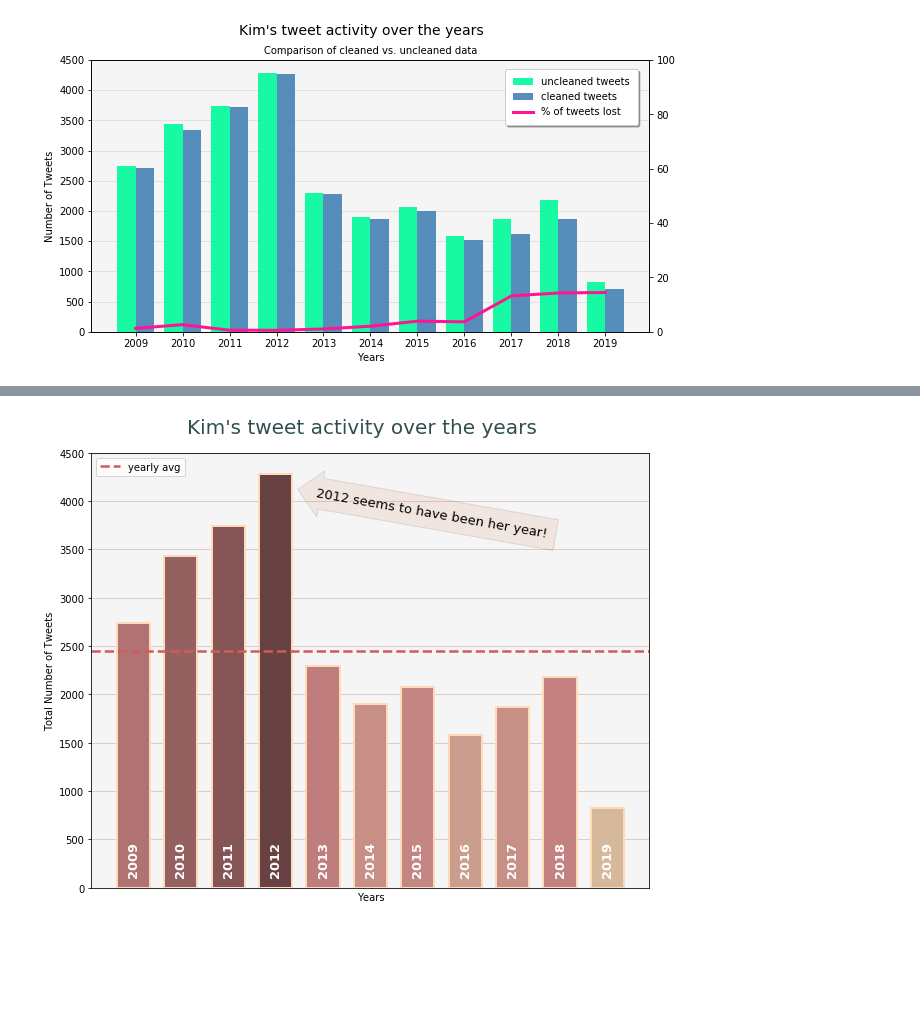
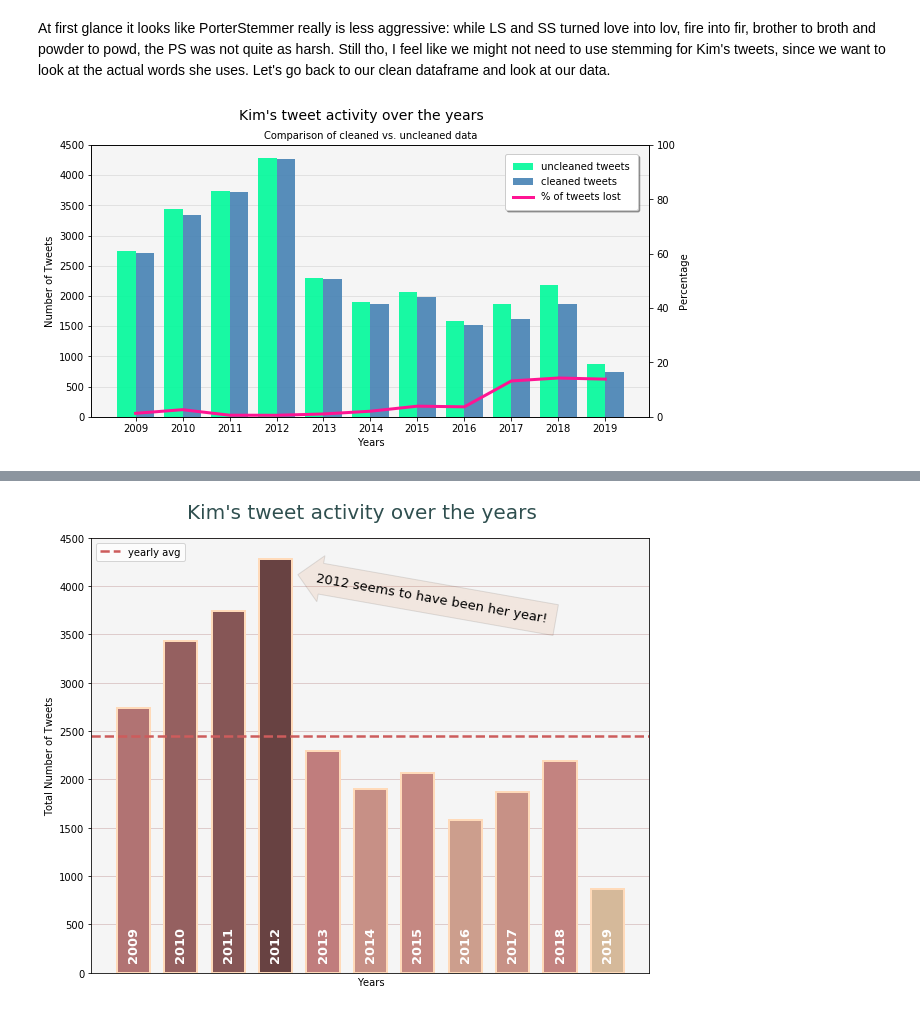
Before and after one commit to brokkoligirl/kimtweets, a Jupyter notebook: Kim's Complete Twitter Timeline (cleaned).ipynb, the cells around one changed output, grey strips where cells are left out. Cells and saved outputs as stored; diff of their text form; code cells hidden in the pictures; blank space fills up the shorter version.

```diff
--- a/Kim's Complete Twitter Timeline (cleaned).ipynb
+++ b/Kim's Complete Twitter Timeline (cleaned).ipynb
@@ -253,31 +241,38 @@ always to alway with this... so let's skip it for now.
+# %% [markdown]
+At first glance it looks like PorterStemmer really is less aggressive: while LS and SS turned love into lov,
+fire into fir, brother to broth and powder to powd, the PS was not quite as harsh.
+Still tho, I feel like we might not need to use stemming for Kim's tweets, since we want to look at the actual words she uses.
+Let's go back to our clean dataframe and look at our data.
 # %%
 # let's compare our cleaned data with the original data in terms of numbers
 # by plotting the yearly tweet amount bars side by side
 
 # function for chopping the dataframe up into years
 def yearly_dfs(start, end, frame, string="k"):
-    '''
+    """
     chops dataframe into smaller dataframes based on the year of the tweets.
-    start = first year (will be included)
-    end = last year (will be included)
-    df = df to be chopped up
-    str = a letter that goes with the year since ints can't be variable names
+    :param start: = first year (will be included)
+    :param end: = last year (will be included)
+    :param frame: = dataframe to be chopped up
 
-    '''
+    returns:
+    years - list of years (int) with start being the first item and end the last
+    frames - list of dataframes with each frame containing the tweets for one calendar year
+    """
     years = np.arange(start, end+1, 1)
-    list_names = [f"k{year}" for year in years]
     frames = []
     for year in years:
         # resetting index so that the individual frames will be easier to work with later
         # old index will be added as a column, so we will still be able to see the og index
         dataframe = frame[frame['date'].dt.year == year].reset_index()
         frames.append(dataframe)
-    return years, list_names, frames
+
+    return years, frames
 # %%
 # this is our uncleaned data, the original k
 # individual dataframes for each year based on the original dataframe
 
-years, _, frames = yearly_dfs(2009, 2019, frame=df, string="k")
+years, frames = yearly_dfs(start=2009, end=2019, frame=df)
 
 k2009 = frames[0]
 k2010 = frames[1]
@@ -296,19 +291,19 @@ yearly_tweets = np.array([len(k2009), len(k2010), len(k2011), len(k2012), len(k2
 
 
 # this is our cleaned data
-_, _, c_frames = yearly_dfs(2009, 2019, frame=clean, string="clean")
+_, clean_frames = yearly_dfs(2009, 2019, frame=clean, string="clean")
 
-clean2009 = c_frames[0]
-clean2010 = c_frames[1]
-clean2011 = c_frames[2]
-clean2012 = c_frames[3]
-clean2013 = c_frames[4]
-clean2014 = c_frames[5]
-clean2015 = c_frames[6]
-clean2016 = c_frames[7]
-clean2017 = c_frames[8]
-clean2018 = c_frames[9]
-clean2019 = c_frames[10]
+clean2009 = clean_frames[0]
+clean2010 = clean_frames[1]
+clean2011 = clean_frames[2]
+clean2012 = clean_frames[3]
+clean2013 = clean_frames[4]
+clean2014 = clean_frames[5]
+clean2015 = clean_frames[6]
+clean2016 = clean_frames[7]
+clean2017 = clean_frames[8]
+clean2018 = clean_frames[9]
+clean2019 = clean_frames[10]
 
 cleaned_yearly_tweets = np.array([len(clean2009), len(clean2010), len(clean2011), len(clean2012), len(clean2013),
            len(clean2014), len(clean2015), len(clean2016), len(clean2017), len(clean2018), len(clean2019)])
@@ -321,31 +316,32 @@ n_groups = len(years)
 index = np.arange(n_groups)
 bar_width = 0.4
 opacity = 0.9
 
 fig = plt.figure(figsize=(10,5))
 fig.suptitle(title, size=14)
 ax1 = fig.add_subplot(111)
 
 unclean_bars = ax1.bar(np.array(index), yearly_tweets,
                  bar_width, alpha=opacity, color='mediumspringgreen', label='uncleaned tweets', zorder=2)
 
 clean_bars = ax1.bar(np.array(index + bar_width), cleaned_yearly_tweets,
                bar_width, alpha=opacity, color='steelblue', label='cleaned tweets', zorder=2)
 
 ax1.set_xlabel('Years')
 ax1.set_ylabel('Number of Tweets')
 ax1.set_title("Comparison of cleaned vs. uncleaned data", size=10)
 ax1.set_facecolor('whitesmoke')
 ax1.grid(axis='y', color='gainsboro', zorder=1)
 
 
 ax2 = ax1.twinx()
 ax2.set_ylim((0,100))
+ax2.set_ylabel('Percentage')
 percent_lost = np.array([100*(1-(cleaned_yearly_tweets / yearly_tweets))]).reshape((11, 1))
 scatter = ax2.plot(index+0.5*bar_width, percent_lost, c='deeppink', label="% of tweets lost", linewidth=3)
 plt.xticks(index + 0.5*bar_width, years, rotation=0)
 fig.legend(loc='upper right', bbox_to_anchor=(0.84, 0.85), borderpad=.8, shadow=True)
 
 plt.show()
 # %% [output]
-[figure, old version]
+[figure, new version]
```
Also changed, not shown: parts of 18 cells of this notebook, 1 other file.
